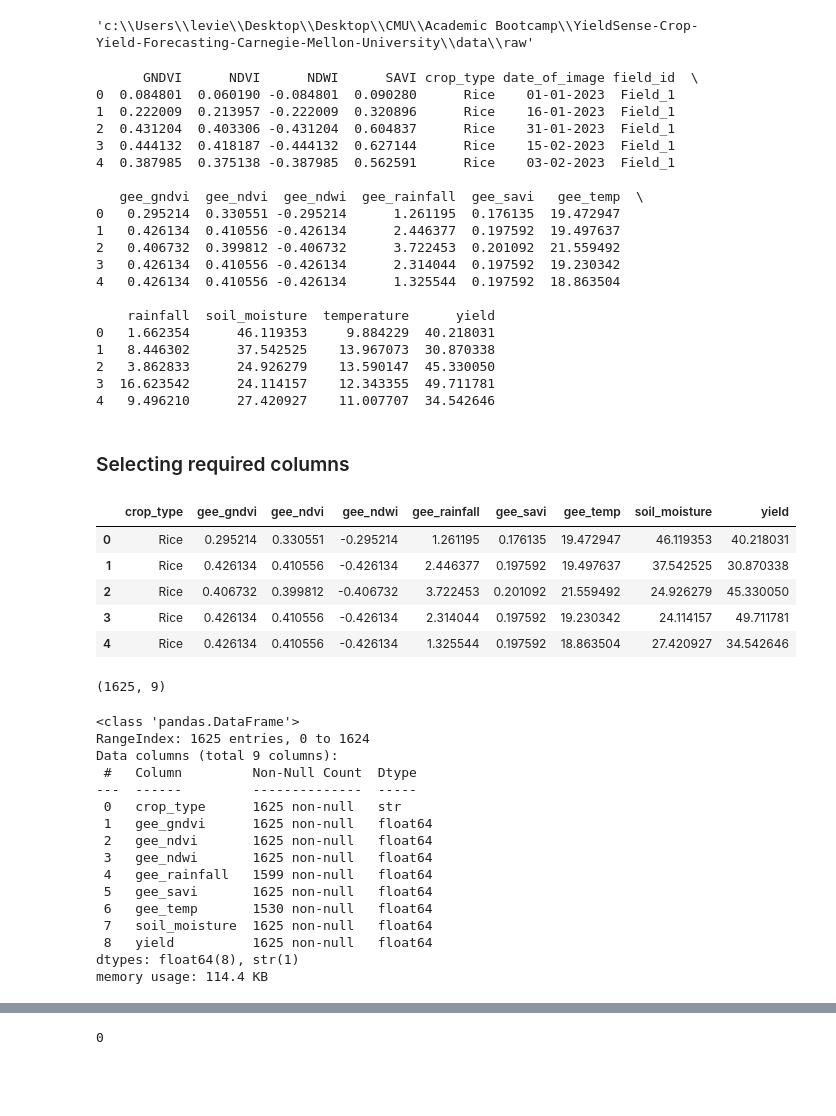
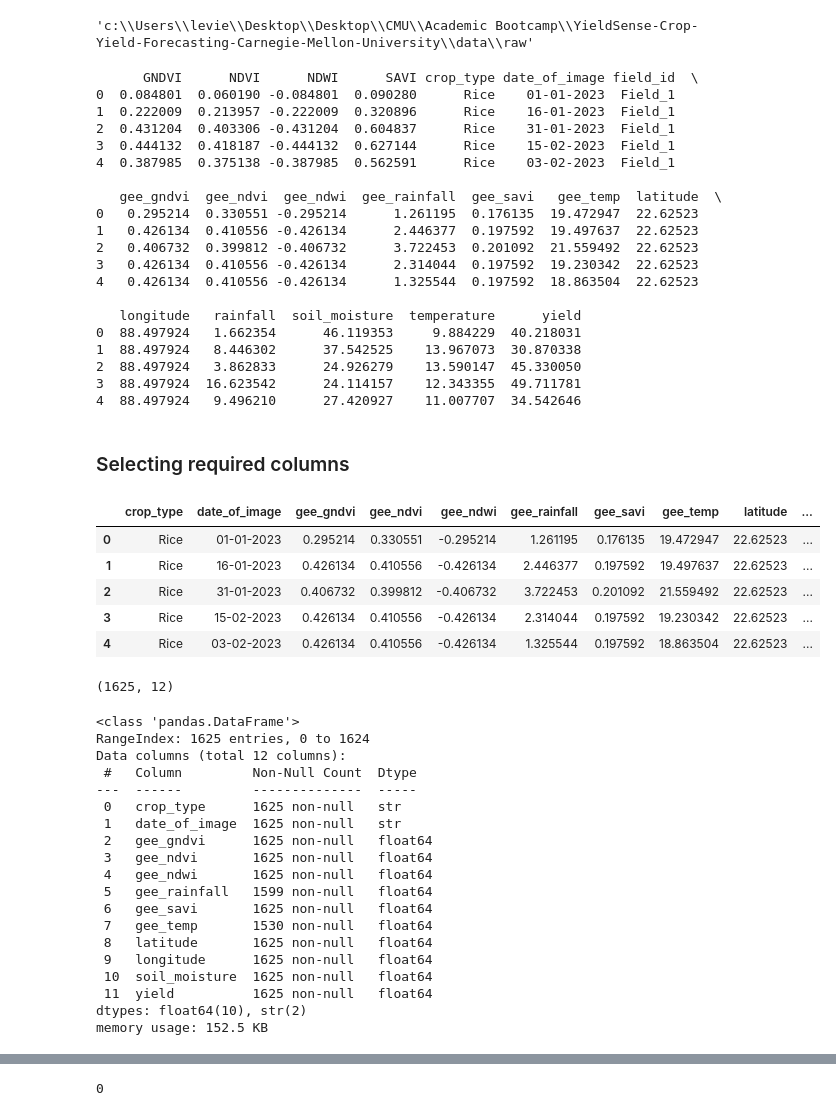
Before and after one commit to Apprentice-doa/YieldSense-Crop-Yield-Forecasting-Carnegie-Mellon-University, a Jupyter notebook: data/raw/model_training.ipynb, the cells around one changed output, grey strips where cells are left out. Saved outputs shown, nothing was run; the diff lists cells and outputs as text; code cells hidden in the pictures; blank space fills up the shorter version.

```diff
--- a/data/raw/model_training.ipynb
+++ b/data/raw/model_training.ipynb
@@ -20,7 +26,7 @@ os.getcwd()
 # %% [output]
 'c:\\Users\\levie\\Desktop\\Desktop\\CMU\\Academic Bootcamp\\YieldSense-Crop-Yield-Forecasting-Carnegie-Mellon-University\\data\\raw'
 # %%
-crop = pd.read_csv("crop_prediction_gee_computations.csv")
+crop = pd.read_csv("updated_crop_prediction_gee_computations.csv")
 print(crop.head())
 # %% [output]
       GNDVI      NDVI      NDWI      SAVI crop_type date_of_image field_id  \
@@ -30,55 +36,58 @@ print(crop.head())
 3  0.444132  0.418187 -0.444132  0.627144      Rice    15-02-2023  Field_1
 4  0.387985  0.375138 -0.387985  0.562591      Rice    03-02-2023  Field_1
 
-   gee_gndvi  gee_ndvi  gee_ndwi  gee_rainfall  gee_savi   gee_temp  \
-0   0.295214  0.330551 -0.295214      1.261195  0.176135  19.472947
-1   0.426134  0.410556 -0.426134      2.446377  0.197592  19.497637
-2   0.406732  0.399812 -0.406732      3.722453  0.201092  21.559492
-3   0.426134  0.410556 -0.426134      2.314044  0.197592  19.230342
-4   0.426134  0.410556 -0.426134      1.325544  0.197592  18.863504
+   gee_gndvi  gee_ndvi  gee_ndwi  gee_rainfall  gee_savi   gee_temp  latitude  \
+0   0.295214  0.330551 -0.295214      1.261195  0.176135  19.472947  22.62523
+1   0.426134  0.410556 -0.426134      2.446377  0.197592  19.497637  22.62523
+2   0.406732  0.399812 -0.406732      3.722453  0.201092  21.559492  22.62523
+3   0.426134  0.410556 -0.426134      2.314044  0.197592  19.230342  22.62523
+4   0.426134  0.410556 -0.426134      1.325544  0.197592  18.863504  22.62523
 
-    rainfall  soil_moisture  temperature      yield
-0   1.662354      46.119353     9.884229  40.218031
-1   8.446302      37.542525    13.967073  30.870338
-2   3.862833      24.926279    13.590147  45.330050
-3  16.623542      24.114157    12.343355  49.711781
-4   9.496210      27.420927    11.007707  34.542646
+   longitude   rainfall  soil_moisture  temperature      yield
+0  88.497924   1.662354      46.119353     9.884229  40.218031
+1  88.497924   8.446302      37.542525    13.967073  30.870338
+2  88.497924   3.862833      24.926279    13.590147  45.330050
+3  88.497924  16.623542      24.114157    12.343355  49.711781
+4  88.497924   9.496210      27.420927    11.007707  34.542646
 # %% [markdown]
 ### Selecting required columns
 # %%
-crop_gee = crop.drop(["GNDVI","NDVI","NDWI","SAVI","date_of_image","field_id","rainfall","temperature"], axis = 1)
+crop_gee = crop.drop(["GNDVI","NDVI","NDWI","SAVI","field_id","rainfall","temperature"], axis = 1)
 crop_gee.head()
 # %% [output]
-|  | crop_type | gee_gndvi | gee_ndvi | gee_ndwi | gee_rainfall | gee_savi | gee_temp | soil_moisture | yield |
-| 0 | Rice | 0.295214 | 0.330551 | -0.295214 | 1.261195 | 0.176135 | 19.472947 | 46.119353 | 40.218031 |
-| 1 | Rice | 0.426134 | 0.410556 | -0.426134 | 2.446377 | 0.197592 | 19.497637 | 37.542525 | 30.870338 |
-| 2 | Rice | 0.406732 | 0.399812 | -0.406732 | 3.722453 | 0.201092 | 21.559492 | 24.926279 | 45.330050 |
-| 3 | Rice | 0.426134 | 0.410556 | -0.426134 | 2.314044 | 0.197592 | 19.230342 | 24.114157 | 49.711781 |
-| 4 | Rice | 0.426134 | 0.410556 | -0.426134 | 1.325544 | 0.197592 | 18.863504 | 27.420927 | 34.542646 |
+|  | crop_type | date_of_image | gee_gndvi | gee_ndvi | gee_ndwi | gee_rainfall | gee_savi | gee_temp | latitude | ... |
+| 0 | Rice | 01-01-2023 | 0.295214 | 0.330551 | -0.295214 | 1.261195 | 0.176135 | 19.472947 | 22.62523 | ... |
+| 1 | Rice | 16-01-2023 | 0.426134 | 0.410556 | -0.426134 | 2.446377 | 0.197592 | 19.497637 | 22.62523 | ... |
+| 2 | Rice | 31-01-2023 | 0.406732 | 0.399812 | -0.406732 | 3.722453 | 0.201092 | 21.559492 | 22.62523 | ... |
+| 3 | Rice | 15-02-2023 | 0.426134 | 0.410556 | -0.426134 | 2.314044 | 0.197592 | 19.230342 | 22.62523 | ... |
+| 4 | Rice | 03-02-2023 | 0.426134 | 0.410556 | -0.426134 | 1.325544 | 0.197592 | 18.863504 | 22.62523 | ... |
 # %%
 #Checking the shape of the dataset
 print(crop_gee.shape)
 # %% [output]
-(1625, 9)
+(1625, 12)
 # %%
 crop_gee.info()
 # %% [output]
 <class 'pandas.DataFrame'>
 RangeIndex: 1625 entries, 0 to 1624
-Data columns (total 9 columns):
+Data columns (total 12 columns):
  #   Column         Non-Null Count  Dtype
 ---  ------         --------------  -----
  0   crop_type      1625 non-null   str
- 1   gee_gndvi      1625 non-null   float64
- 2   gee_ndvi       1625 non-null   float64
- 3   gee_ndwi       1625 non-null   float64
- 4   gee_rainfall   1599 non-null   float64
- 5   gee_savi       1625 non-null   float64
- 6   gee_temp       1530 non-null   float64
- 7   soil_moisture  1625 non-null   float64
- 8   yield          1625 non-null   float64
-dtypes: float64(8), str(1)
-memory usage: 114.4 KB
+ 1   date_of_image  1625 non-null   str
+ 2   gee_gndvi      1625 non-null   float64
+ 3   gee_ndvi       1625 non-null   float64
+ 4   gee_ndwi       1625 non-null   float64
+ 5   gee_rainfall   1599 non-null   float64
+ 6   gee_savi       1625 non-null   float64
+ 7   gee_temp       1530 non-null   float64
+ 8   latitude       1625 non-null   float64
+ 9   longitude      1625 non-null   float64
+ 10  soil_moisture  1625 non-null   float64
+ 11  yield          1625 non-null   float64
+dtypes: float64(10), str(2)
+memory usage: 152.5 KB
 # %%
 #Checking for null values
 print(crop_gee.isnull().sum())
```
Also changed, not shown: parts of 22 cells of this notebook.
